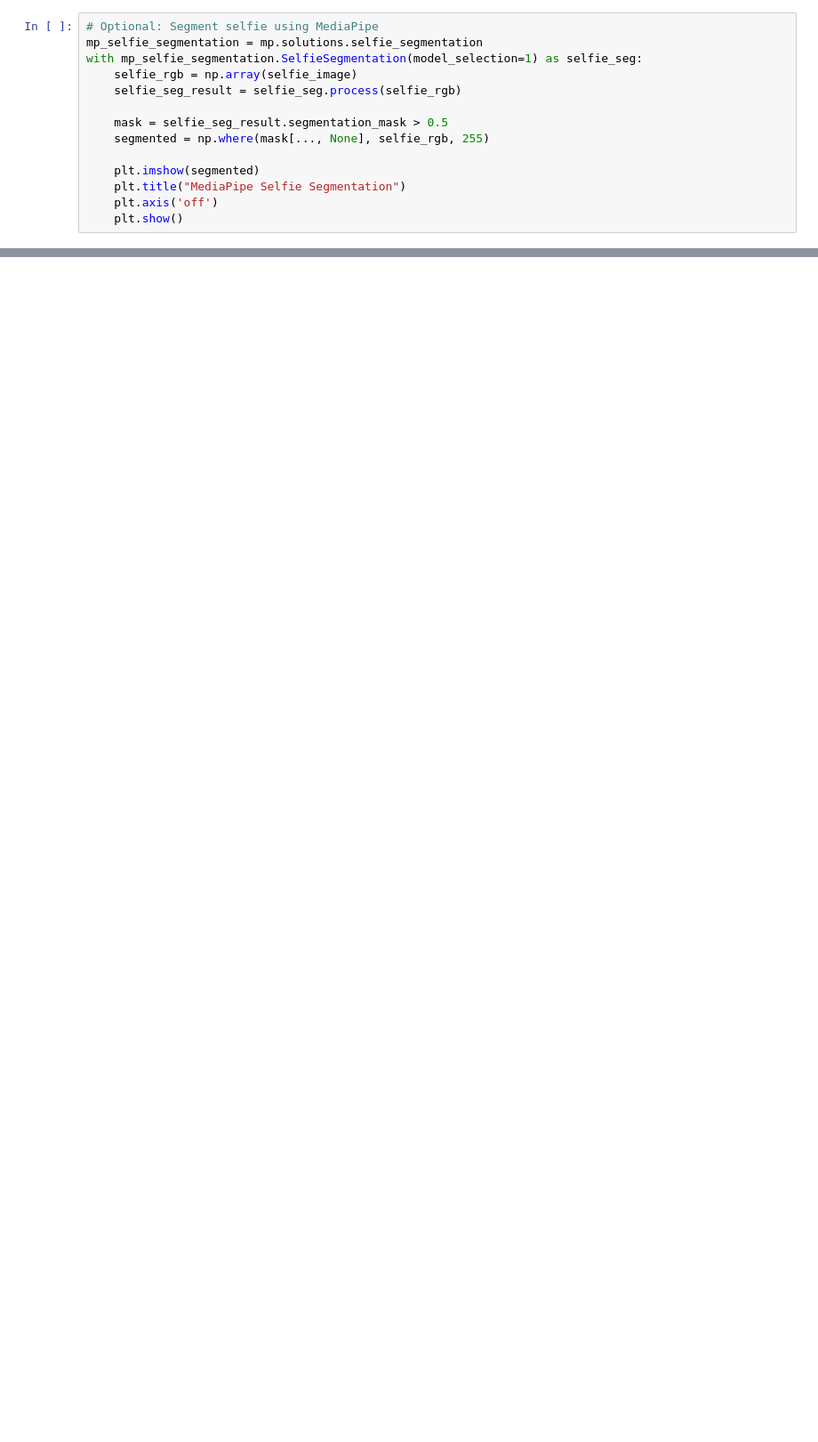
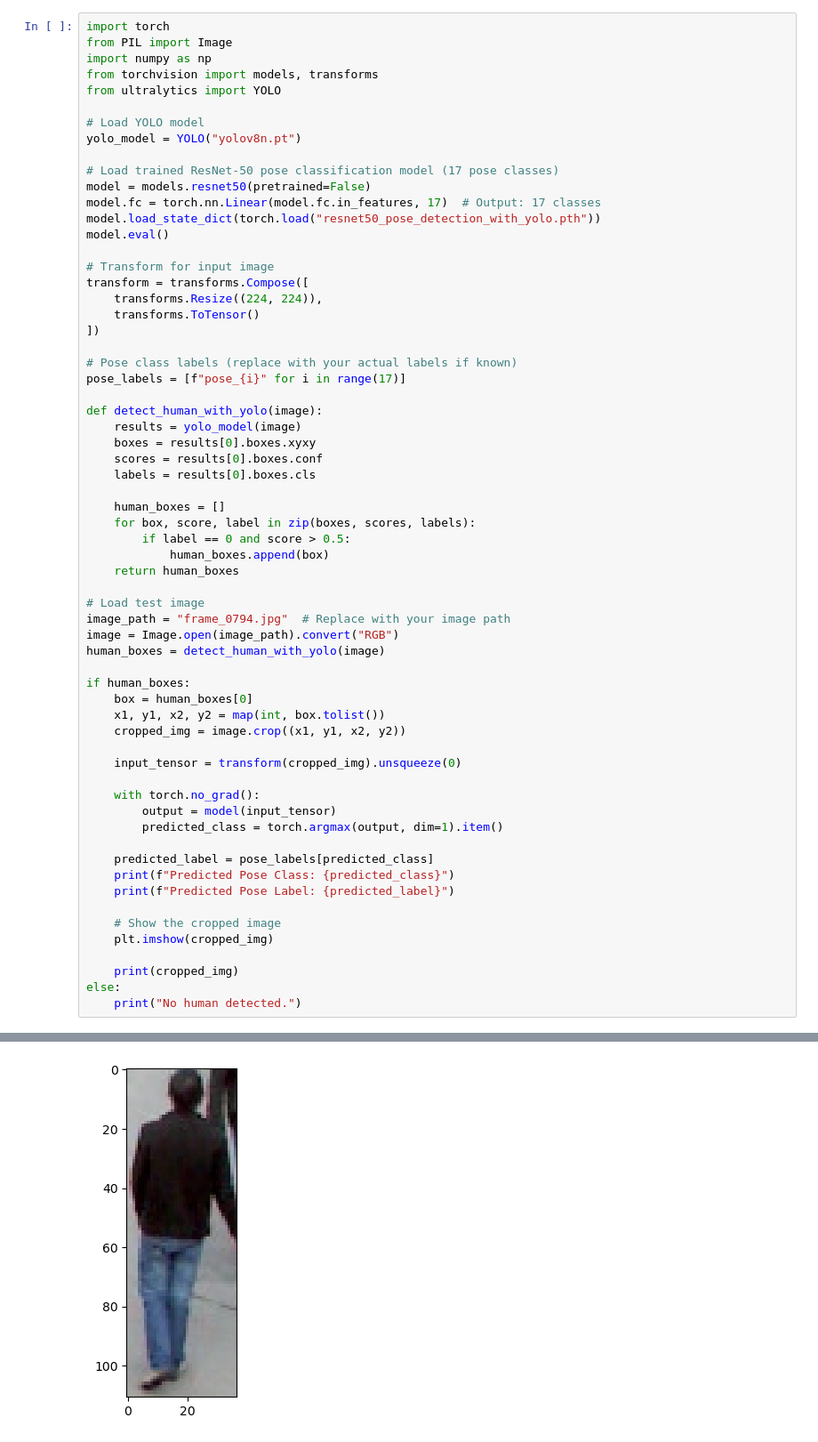
Before and after one commit to UsmanBinHamid/MAJUResearchProject, a Jupyter notebook: yolo and rnet 50/Untitled31.ipynb, the cells around one changed output, grey strips where cells are left out. Shown at 89% size. Cells and saved outputs as stored; diff of their text form; blank space fills up the shorter version.

Commit message:
trained model

```diff
--- a/yolo and rnet 50/Untitled31.ipynb
+++ b/yolo and rnet 50/Untitled31.ipynb
@@ -215,14 +269,64 @@ plt.show()
 # %%
-# Optional: Segment selfie using MediaPipe
-mp_selfie_segmentation = mp.solutions.selfie_segmentation
-with mp_selfie_segmentation.SelfieSegmentation(model_selection=1) as selfie_seg:
-    selfie_rgb = np.array(selfie_image)
-    selfie_seg_result = selfie_seg.process(selfie_rgb)
+import torch
+from PIL import Image
+import numpy as np
+from torchvision import models, transforms
+from ultralytics import YOLO
 
-    mask = selfie_seg_result.segmentation_mask > 0.5
-    segmented = np.where(mask[..., None], selfie_rgb, 255)
+# Load YOLO model
+yolo_model = YOLO("yolov8n.pt")
 
-    plt.imshow(segmented)
-    plt.title("MediaPipe Selfie Segmentation")
-    plt.axis('off')
-    plt.show()
+# Load trained ResNet-50 pose classification model (17 pose classes)
+model = models.resnet50(pretrained=False)
+model.fc = torch.nn.Linear(model.fc.in_features, 17)  # Output: 17 classes
+model.load_state_dict(torch.load("resnet50_pose_detection_with_yolo.pth"))
+model.eval()
+
+# Transform for input image
+transform = transforms.Compose([
+    transforms.Resize((224, 224)),
+    transforms.ToTensor()
+])
+
+# Pose class labels (replace with your actual labels if known)
+pose_labels = [f"pose_{i}" for i in range(17)]
+
+def detect_human_with_yolo(image):
+    results = yolo_model(image)
+    boxes = results[0].boxes.xyxy
+    scores = results[0].boxes.conf
+    labels = results[0].boxes.cls
+
+    human_boxes = []
+    for box, score, label in zip(boxes, scores, labels):
+        if label == 0 and score > 0.5:
+            human_boxes.append(box)
+    return human_boxes
+
+# Load test image
+image_path = "frame_0794.jpg"  # Replace with your image path
+image = Image.open(image_path).convert("RGB")
+human_boxes = detect_human_with_yolo(image)
+
+if human_boxes:
+    box = human_boxes[0]
+    x1, y1, x2, y2 = map(int, box.tolist())
+    cropped_img = image.crop((x1, y1, x2, y2))
+
+    input_tensor = transform(cropped_img).unsqueeze(0)
+
+    with torch.no_grad():
+        output = model(input_tensor)
+        predicted_class = torch.argmax(output, dim=1).item()
+
+    predicted_label = pose_labels[predicted_class]
+    print(f"Predicted Pose Class: {predicted_class}")
+    print(f"Predicted Pose Label: {predicted_label}")
+
+    # Show the cropped image
+    plt.imshow(cropped_img)
+
+    print(cropped_img)
+else:
+    print("No human detected.")
+# %% [output]
@@ -228,0 +338 @@ with mp_selfie_segmentation.SelfieSegmentation(model_selection=1) as selfie_seg:
+[figure, added]
```
Also changed, not shown: parts of 6 cells of this notebook, 2 other files.
